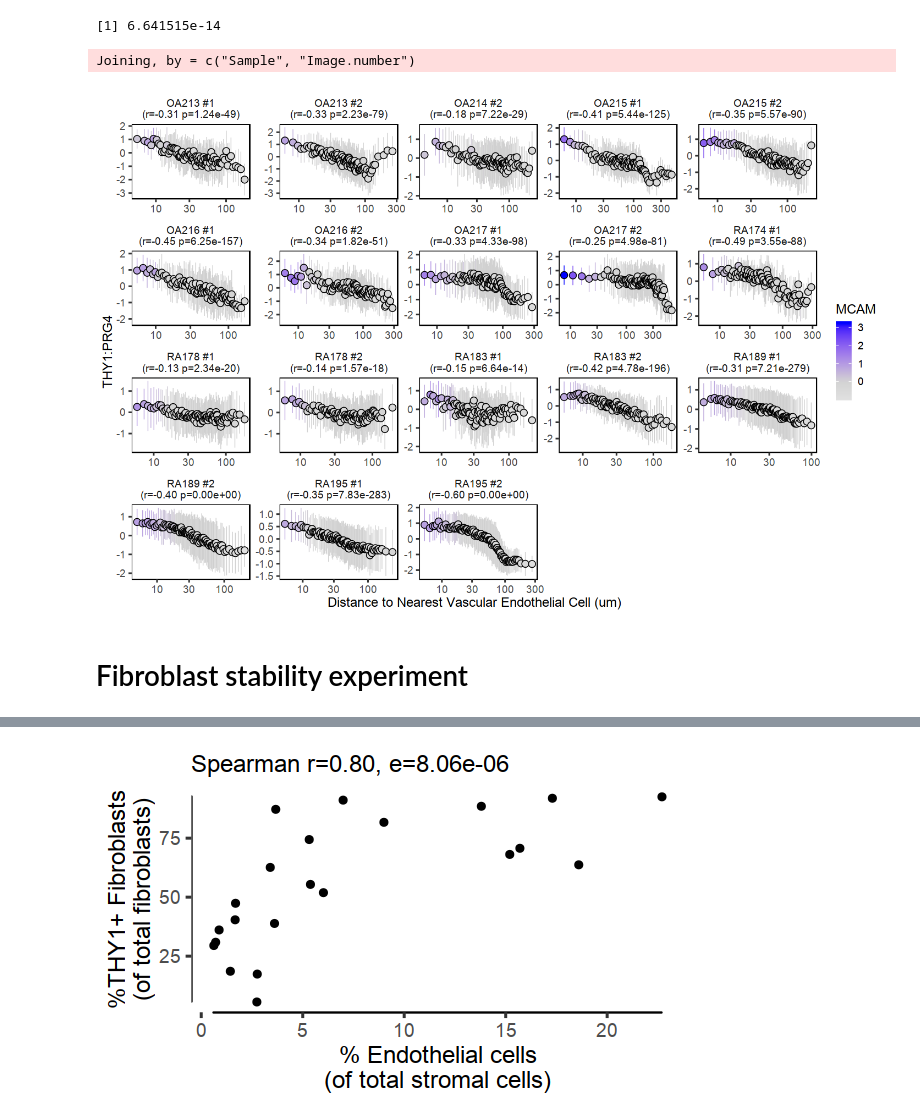
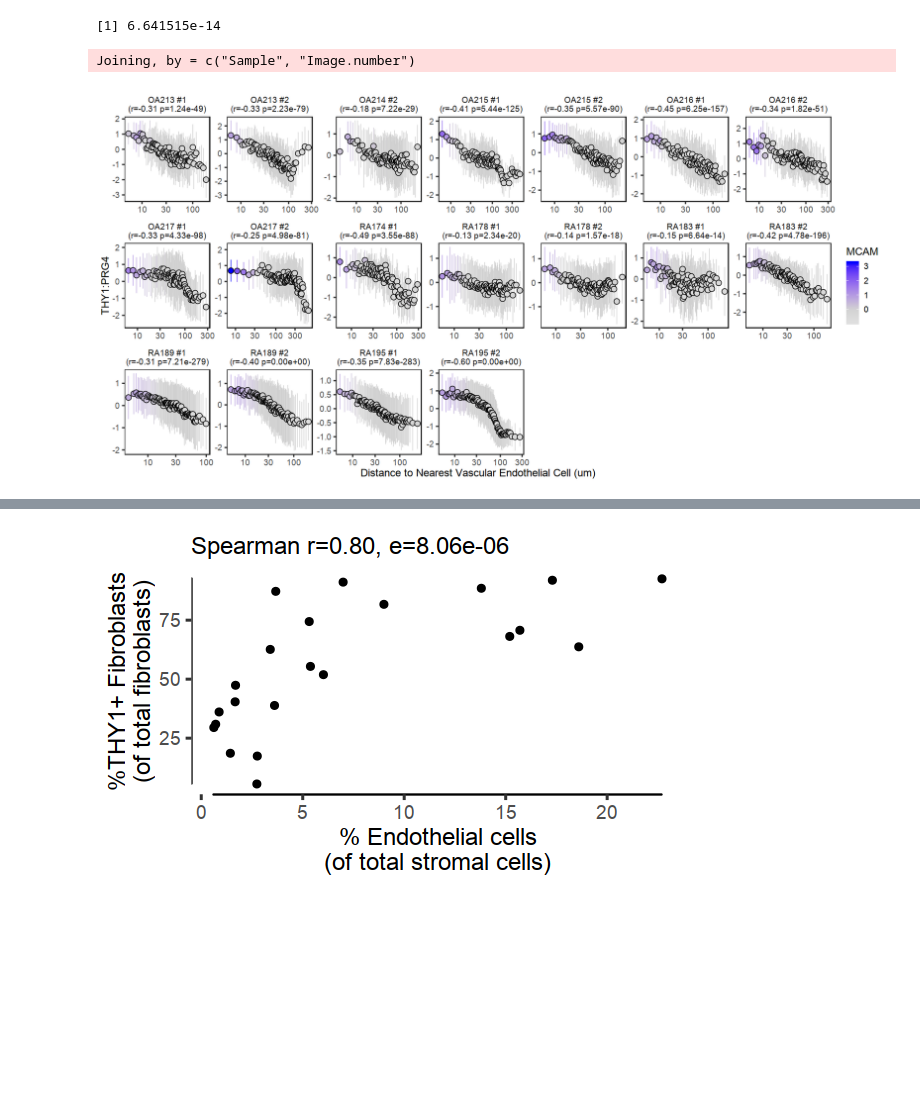
Before and after one commit to immunogenomics/notch, a Jupyter notebook: paper_figures_supp.ipynb, the cells around one changed output, grey strips where cells are left out. Saved outputs shown, nothing was run; the diff lists cells and outputs as text; code cells hidden in the pictures; blank space fills up the shorter version.

```diff
--- a/paper_figures_supp.ipynb
+++ b/paper_figures_supp.ipynb
@@ -89,20 +77,0 @@ with(tissue, {
-# %%
-fig.size(4, 7)
-with(tissue, {
-    meta_use <- meta_data %>%
-        dplyr::mutate(
-            cell_type = case_when(cell_type %in% c('lymph', 'blood') ~ 'Vascular Endothelial Cells',
-                      cell_type == 'leukocytes' ~ 'leukocytes',
-                      cell_type == 'pericytes' ~ 'Pericytes',
-                      cell_type == 'sublining' ~ 'Sublining Fibroblasts',
-                      cell_type == 'lining' ~ 'Lining Fibroblasts')
-        )
-    do_scatter(umap_harmony, meta_use, 'cell_type', pt_size = 3, no_guides = FALSE,
-                              palette_use = tableau_color_pal()(6), do_labels = FALSE) +
-    labs(title = "Cell types") +
-    NULL
-
-    ggsave('/data/srlab/ik936/NOTCH/paper/figures_supp/umap_types.pdf', device = "pdf",
-           dpi = 300, width = 7, height = 4, useDingbats = FALSE)
-
-})
@@ -161,0 +129,11 @@ with(tissue, {
+# %%
+fig.size(2, 5)
+features <- c('PRG4', 'THY1')
+with(tissue, {
+    idx_use <- 1:nrow(meta_data)
+    plt_list <<- lapply(features, function(feature) {
+        plotFeatures(exprs_norm[, idx_use], umap_harmony[idx_use, ], order_by_expression = FALSE, no_guide = FALSE,
+                     feature, nrow = 1, qlo = .02, qhi = .8)
+    })
+
+})
@@ -236,33 +373,31 @@ cor_res %>% with(max(p.value))
 # %% [output]
 [1] 6.641515e-14
 # %%
-fig.size(8, 12)
+fig.size(7.5, 15)
 data_if_binned %>%
     subset(symbol == "ratio") %>%
     subset(ncells_image > 1000) %>%
     cbind(
         MCAM = data_if_binned %>% subset(symbol == "CD146") %>% with(yval)
     ) %>%
     dplyr::inner_join(cor_res) %>%
     dplyr::mutate(ID = sprintf("%s #%s\n(r=%.2f p=%.2e)", Sample, Image.number, estimate, p.value)) %>%
     ggplot(aes(xval, yval)) +
         geom_errorbar(width=0, aes(ymin=yval - ysd, ymax=yval + ysd, color = MCAM), size = .3) +
         geom_point(shape = 21, size = 3, aes(fill = MCAM)) +
         scale_color_gradient2(low = "grey", high = "blue", mid = "lightgrey") +
         scale_fill_gradient2(low = "white", high = "blue", mid = "lightgrey") +
         theme_tufte(base_size = 14, base_family = "Helvetica") +
         theme(panel.background = element_rect()) +
         labs(y = "THY1:PRG4", x = "Distance to Nearest Vascular Endothelial Cell (um)") +
         guides(color = FALSE) +
         scale_x_log10() +
-        facet_wrap(~ID, scales = "free") +
+        facet_wrap(~ID, scales = "free", nrow = 3, ncol = 7) +
         NULL
 
 
 ggsave('/data/srlab/ik936/NOTCH/paper/figures_supp/if_corr.pdf', device = "pdf",
-       dpi = 300, width = 12, height = 8, useDingbats = FALSE)
+       dpi = 300, width = 15, height = 7.5, useDingbats = FALSE)
 # %% [output]
 Joining, by = c("Sample", "Image.number")
-[figure, old version]
+[figure, new version]
-# %% [markdown]
-# Fibroblast stability experiment
```
Also changed, not shown: parts of 113 cells of this notebook, 4 other files.
